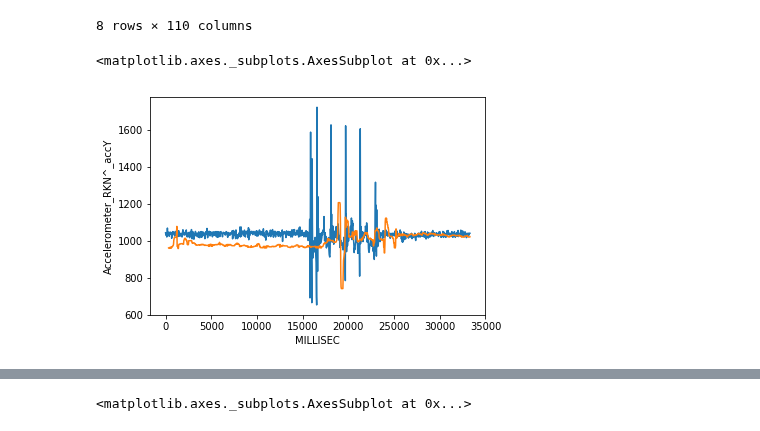
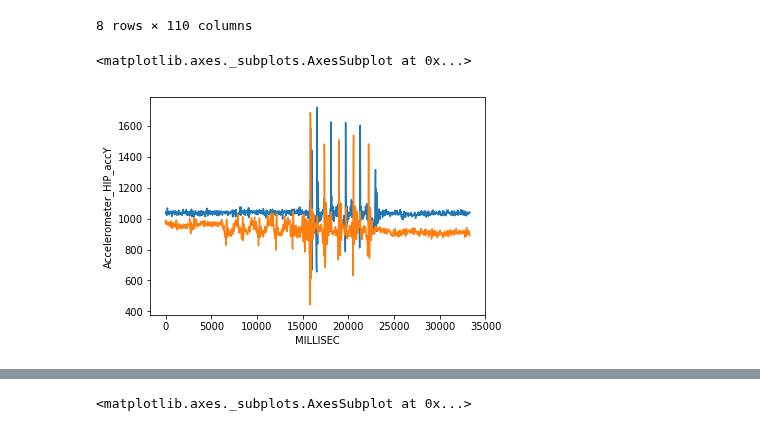
Before and after one commit to jormartin77/opportunity, a Jupyter notebook: opportunity.ipynb, the cells around one changed output, grey strips where cells are left out. Drawn from its saved outputs; the diff is of its cells as text; code cells hidden in the pictures.

```diff
--- a/opportunity.ipynb
+++ b/opportunity.ipynb
@@ -163,7 +177,7 @@ data.describe()
 # %%
 #Plot explore other features
 sns.lineplot(x='MILLISEC',y='Accelerometer_RKN^_accY', data=data[:1000])
-sns.lineplot(x='MILLISEC',y='Accelerometer_RKN^_accY', data=filtered_data.iloc[:1000])
+sns.lineplot(x='MILLISEC',y='Accelerometer_HIP_accY', data=data[:1000])
 # %% [output]
 <matplotlib.axes._subplots.AxesSubplot at 0x...>
-[figure, old version]
+[figure, new version]
```
Also changed, not shown: parts of 12 cells of this notebook.
